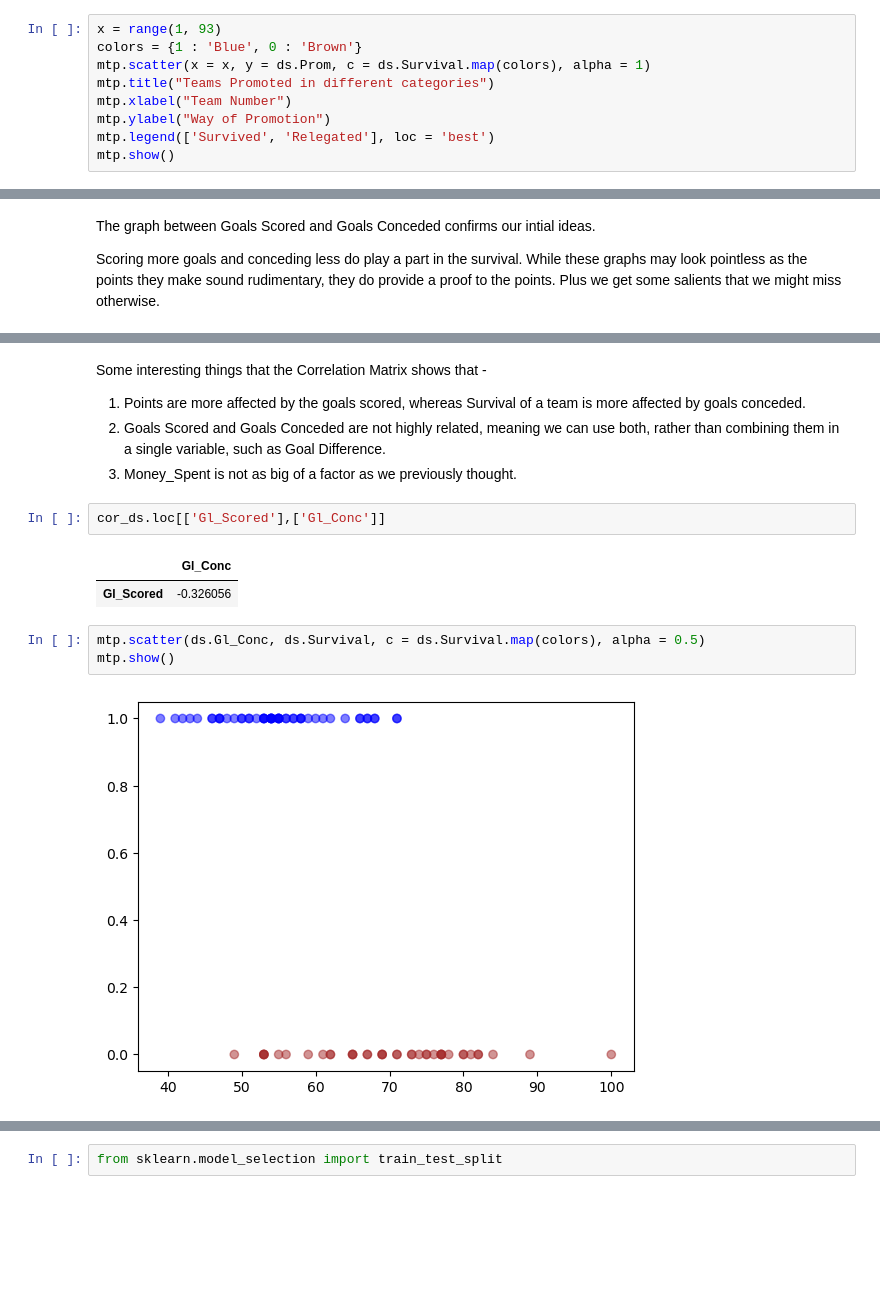
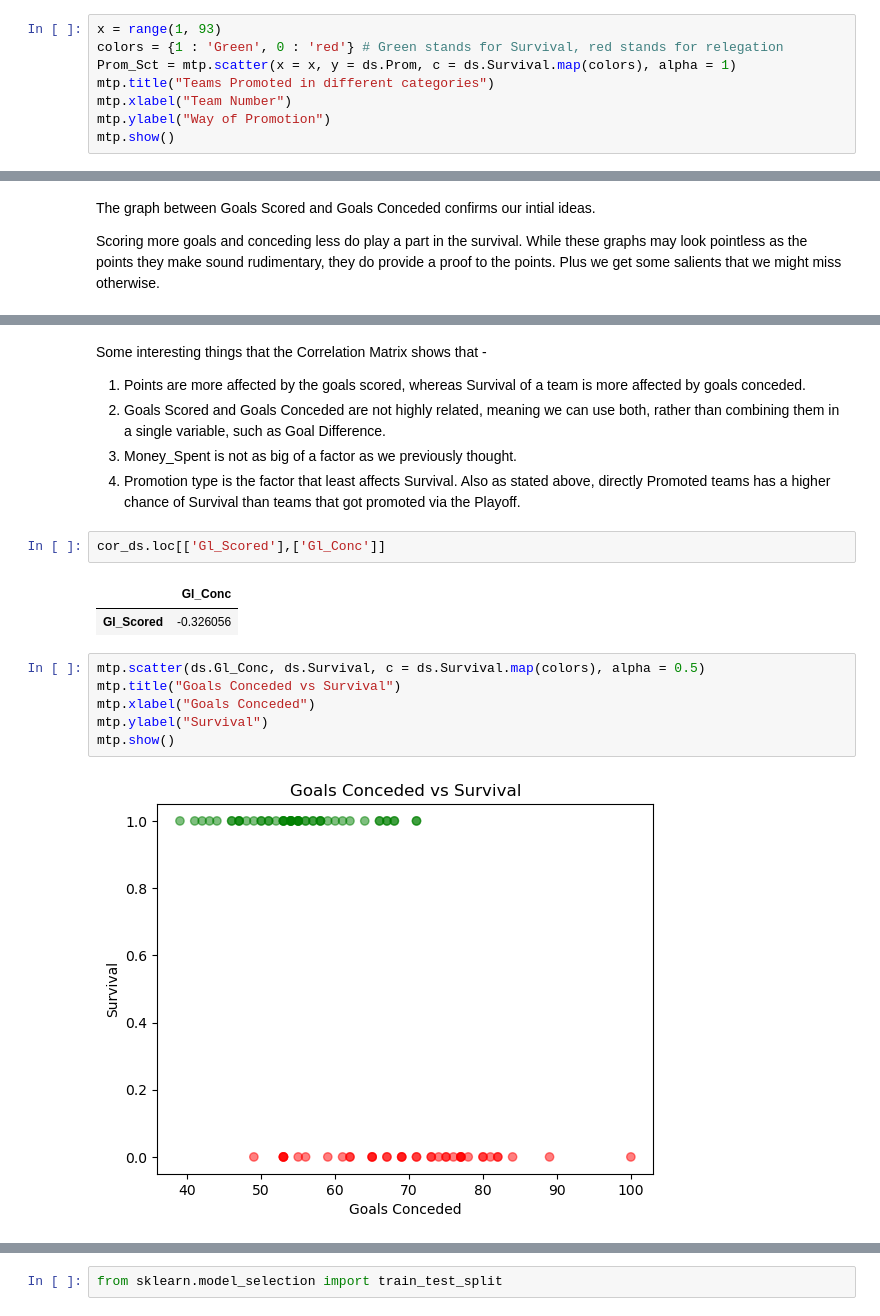
Before and after one commit to ShreyS92/Survival_Proj, a Jupyter notebook: Logistic_Model.ipynb, the cells around one changed output, grey strips where cells are left out. Saved outputs shown, nothing was run; the diff lists cells and outputs as text; blank space fills up the shorter version.

```diff
--- a/Logistic_Model.ipynb
+++ b/Logistic_Model.ipynb
@@ -48,10 +53,9 @@ The dataset contains 8 Columns -
 # %%
 x = range(1, 93)
-colors = {1 : 'Blue', 0 : 'Brown'}
-mtp.scatter(x = x, y = ds.Prom, c = ds.Survival.map(colors), alpha = 1)
+colors = {1 : 'Green', 0 : 'red'} # Green stands for Survival, red stands for relegation
+Prom_Sct = mtp.scatter(x = x, y = ds.Prom, c = ds.Survival.map(colors), alpha = 1)
 mtp.title("Teams Promoted in different categories")
 mtp.xlabel("Team Number")
 mtp.ylabel("Way of Promotion")
-mtp.legend(['Survived', 'Relegated'], loc = 'best')
 mtp.show()
 # %% [output]
@@ -181,6 +207,7 @@ Some interesting things that the Correlation Matrix shows that -
 1. Points are more affected by the goals scored, whereas Survival of a team is more affected by goals conceded.
 2. Goals Scored and Goals Conceded are not highly related, meaning we can use both, rather than combining them in a single variable, such as Goal Difference.
 3. Money_Spent is not as big of a factor as we previously thought.
+4. Promotion type is the factor that least affects Survival. Also as stated above, directly Promoted teams has  a higher chance of Survival than teams that got promoted via the Playoff.
 # %%
 cor_ds.loc[['Gl_Scored'],['Gl_Conc']]
 # %% [output]
@@ -188,8 +215,11 @@ cor_ds.loc[['Gl_Scored'],['Gl_Conc']]
 | Gl_Scored | -0.326056 |
 # %%
 mtp.scatter(ds.Gl_Conc, ds.Survival, c = ds.Survival.map(colors), alpha = 0.5)
+mtp.title("Goals Conceded vs Survival")
+mtp.xlabel("Goals Conceded")
+mtp.ylabel("Survival")
 mtp.show()
 # %% [output]
-[figure, old version]
+[figure, new version]
 # %%
 mtp.scatter(ds.Gl_Scored, ds.Survival, c = ds.Survival.map(colors), alpha = 0.5)
```
Also changed, not shown: parts of 50 cells of this notebook.
